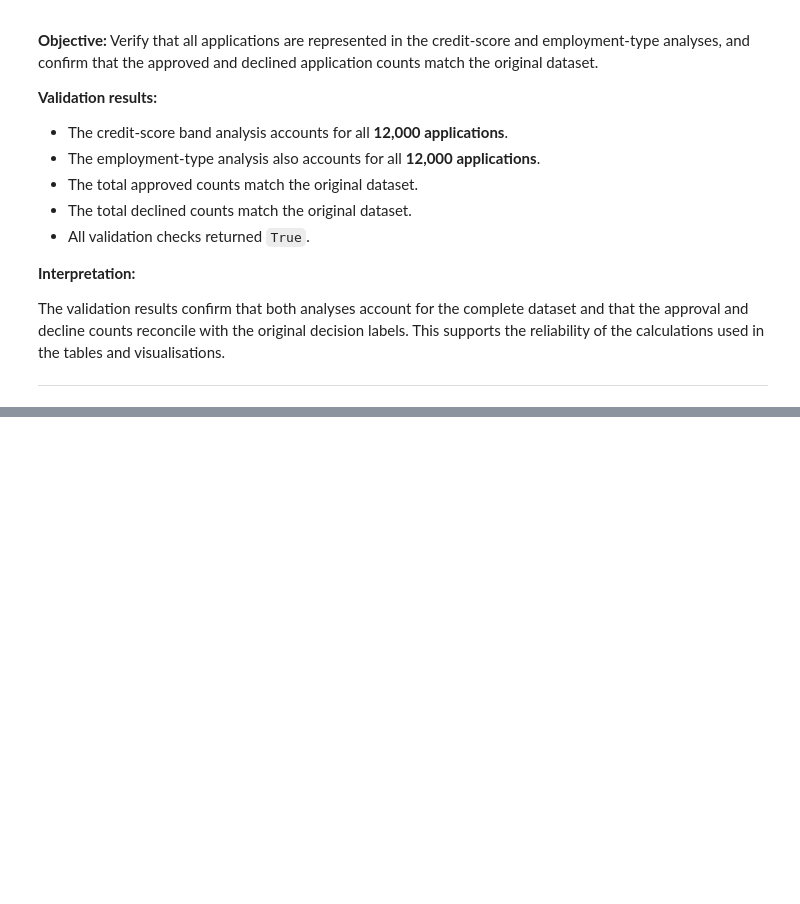
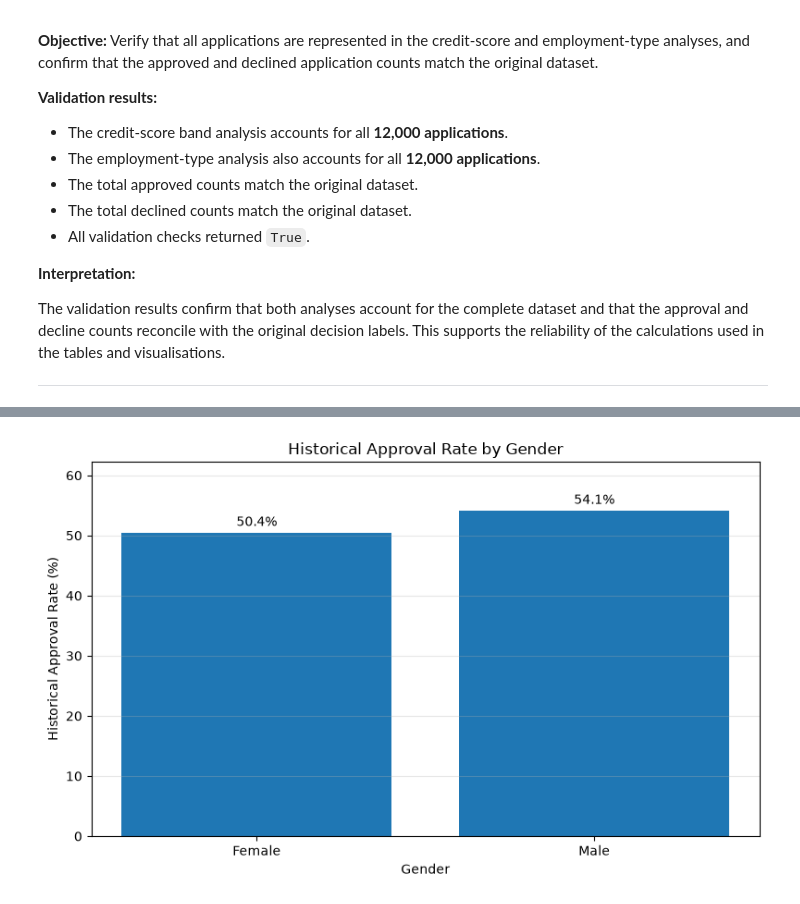
Before and after one commit to rameshworkmail111-stack/Mini_UseCase_02_Credit_Pre-Screening_Engine, a Jupyter notebook: VALLE.RAMESH_MUC02_Path3_Notebook.ipynb, the cells around one changed output, grey strips where cells are left out. Saved outputs shown, nothing was run; the diff lists cells and outputs as text; code cells hidden in the pictures; blank space fills up the shorter version.

```diff
--- a/VALLE.RAMESH_MUC02_Path3_Notebook.ipynb
+++ b/VALLE.RAMESH_MUC02_Path3_Notebook.ipynb
@@ -1182,0 +2669,89 @@ The analysis reveals a strong association between credit score and historical lo
+# %%
+# Step 5.6.1 — Historical approval rate by gender
+
+import pandas as pd
+import numpy as np
+import matplotlib.pyplot as plt
+
+# Use the cleaned dataset for fairness analysis
+fairness_data = df_clean.copy()
+
+# Calculate historical approval rates by gender
+approval_by_gender = (
+    fairness_data.assign(
+        approved=(fairness_data["decision"] == "Approved").astype(int)
+    )
+    .groupby("gender", dropna=False)
+    .agg(
+        Applications=("decision", "size"),
+        Approved_Count=("approved", "sum"),
+        Approval_Rate=("approved", "mean")
+    )
+    .reset_index()
+)
+
+approval_by_gender["Approval_Rate_Pct"] = (
+    approval_by_gender["Approval_Rate"] * 100
+)
+
+print("Historical approval rate by gender:")
+display(
+    approval_by_gender[
+        ["gender", "Applications", "Approved_Count", "Approval_Rate_Pct"]
+    ].round(2)
+)
+
+# Historical approval rates within each employment type
+approval_by_gender_employment = (
+    fairness_data.assign(
+        approved=(fairness_data["decision"] == "Approved").astype(int)
+    )
+    .groupby(["employment_type", "gender"], dropna=False)
+    .agg(
+        Applications=("decision", "size"),
+        Approved_Count=("approved", "sum"),
+        Approval_Rate=("approved", "mean")
+    )
+    .reset_index()
+)
+
+approval_by_gender_employment["Approval_Rate_Pct"] = (
+    approval_by_gender_employment["Approval_Rate"] * 100
+)
+
+print("\nHistorical approval rate by employment type and gender:")
+display(
+    approval_by_gender_employment[
+        [
+            "employment_type",
+            "gender",
+            "Applications",
+            "Approved_Count",
+            "Approval_Rate_Pct"
+        ]
+    ].round(2)
+)
+
+# Plot historical approval rate by gender
+gender_plot = approval_by_gender.sort_values("gender").copy()
+
+plt.figure(figsize=(8, 5))
+
+bars = plt.bar(
+    gender_plot["gender"].astype(str),
+    gender_plot["Approval_Rate_Pct"]
+)
+
+plt.bar_label(bars, fmt="%.1f%%", padding=3)
+
+plt.xlabel("Gender")
+plt.ylabel("Historical Approval Rate (%)")
+plt.title("Historical Approval Rate by Gender")
+plt.ylim(
+    0,
+    max(gender_plot["Approval_Rate_Pct"].max() * 1.15, 1)
+)
+plt.grid(axis="y", alpha=0.3)
+plt.tight_layout()
+plt.show()
+# %% [output]
@@ -1182,0 +2772 @@ The analysis reveals a strong association between credit score and historical lo
+[figure, added]
```
Also changed, not shown: parts of 89 cells of this notebook.
